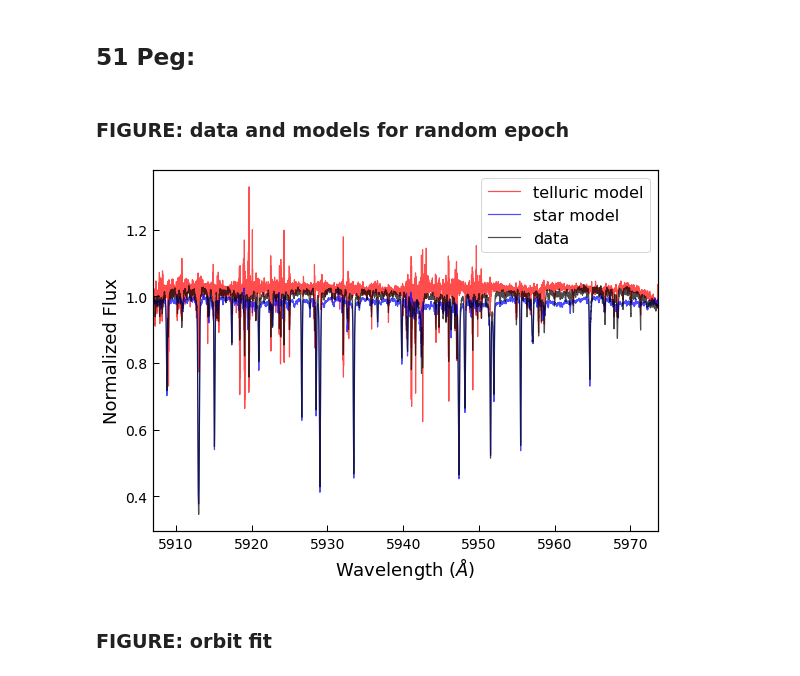
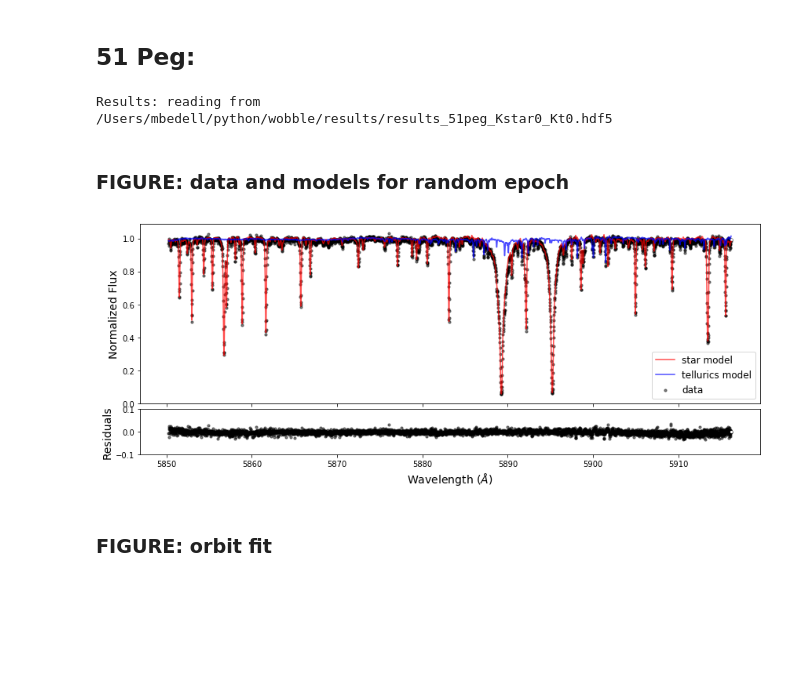
Before and after one commit to megbedell/wobble, a Jupyter notebook: paper/figures/make_figures.ipynb, the cells around one changed output. Cells and saved outputs as stored; diff of their text form; code cells hidden in the pictures; blank space fills up the shorter version.

```diff
--- a/paper/figures/make_figures.ipynb
+++ b/paper/figures/make_figures.ipynb
@@ -22,2 +17,6 @@ data.wobble_obj.load_results('../../results/51peg_wobbleflow.hdf5')
+# %%
+results = wobble.Results(filename='/Users/mbedell/python/wobble/results/results_51peg_Kstar0_Kt0.hdf5')
+# %% [output]
+Results: reading from /Users/mbedell/python/wobble/results/results_51peg_Kstar0_Kt0.hdf5
 # %% [markdown]
 ### FIGURE: data and models for random epoch
@@ -32,16 +23,37 @@ d_wave,d_flux = np.exp(data.xs[o][n]), np.exp(data.ys[o][n])
-# %%
-fig = plt.figure(figsize=(8,6))
-ax = fig.add_subplot(111)
-ax.plot(t_wave,t_flux,color=MODEL_T_COLOR,alpha=0.7,label='telluric model')
-ax.plot(s_wave,s_flux,color=MODEL_STAR_COLOR,alpha=0.7,label='star model')
-ax.plot(d_wave,d_flux,color=DATA_COLOR,alpha=0.7,label='data')
-ax.set_xlim([min(d_wave),max(d_wave)])
-ax.set_xlabel(r'Wavelength ($\AA$)', fontsize=18)
-ax.set_ylabel('Normalized Flux', fontsize=18)
-ax.legend(loc='upper right', fontsize=16)
-fig.tight_layout()
-fig.savefig('51peg_spectrum.pdf')
-# %% [output]
-[figure, removed]
+# %%
+r = 56 # order
+n = 50 # epoch
+# %%
+data = wobble.Data(results.origin_file, filepath='/Users/mbedell/python/wobble/',
+                   orders=[r], epochs=[n])
+# %%
+xs = np.exp(data.xs[0][0])
+ys = np.exp(data.ys[0][0])
+mask = data.ivars[0][0] <= 1.e-8
+resids = ys - np.exp(results.star_ys_predicted[r][n]
+                            + results.tellurics_ys_predicted[r][n])
+# %%
+fig, (ax, ax2) = plt.subplots(2, 1, gridspec_kw = {'height_ratios':[4, 1]}, figsize=(12,5))
+ax.scatter(xs, ys, marker=".", alpha=0.5, c=DATA_COLOR, label='data', s=40)
+ax.scatter(xs[mask], ys[mask], marker=".", alpha=1., c='white', s=20)
+ax.plot(xs, np.exp(results.star_ys_predicted[r][n]),
+                color=MODEL_STAR_COLOR, label='star model', lw=1.5, alpha=0.7)
+ax.plot(xs, np.exp(results.tellurics_ys_predicted[r][n]),
+                color=MODEL_T_COLOR, label='tellurics model', lw=1.5, alpha=0.7)
+ax.set_xticklabels([])
+ax.set_ylabel('Normalized Flux', fontsize=14)
+
+ax2.scatter(xs, resids, marker=".", alpha=0.5, c=DATA_COLOR, s=40)
+ax2.scatter(xs[mask], resids[mask], marker=".", alpha=1., c='white', s=20)
+ax2.set_ylim([-0.1, 0.1])
+ax2.set_xlabel(r'Wavelength ($\AA$)', fontsize=14)
+ax2.set_ylabel('Residuals', fontsize=14)
+
+ax.legend(fontsize=12)
+fig.tight_layout()
+fig.subplots_adjust(hspace=0.05)
+plt.savefig('51peg_fit.png')
+# %% [output]
+[figure, added]
 # %% [markdown]
 ### FIGURE: orbit fit
```
Also changed, not shown: parts of 9 cells of this notebook, 5 other files.
